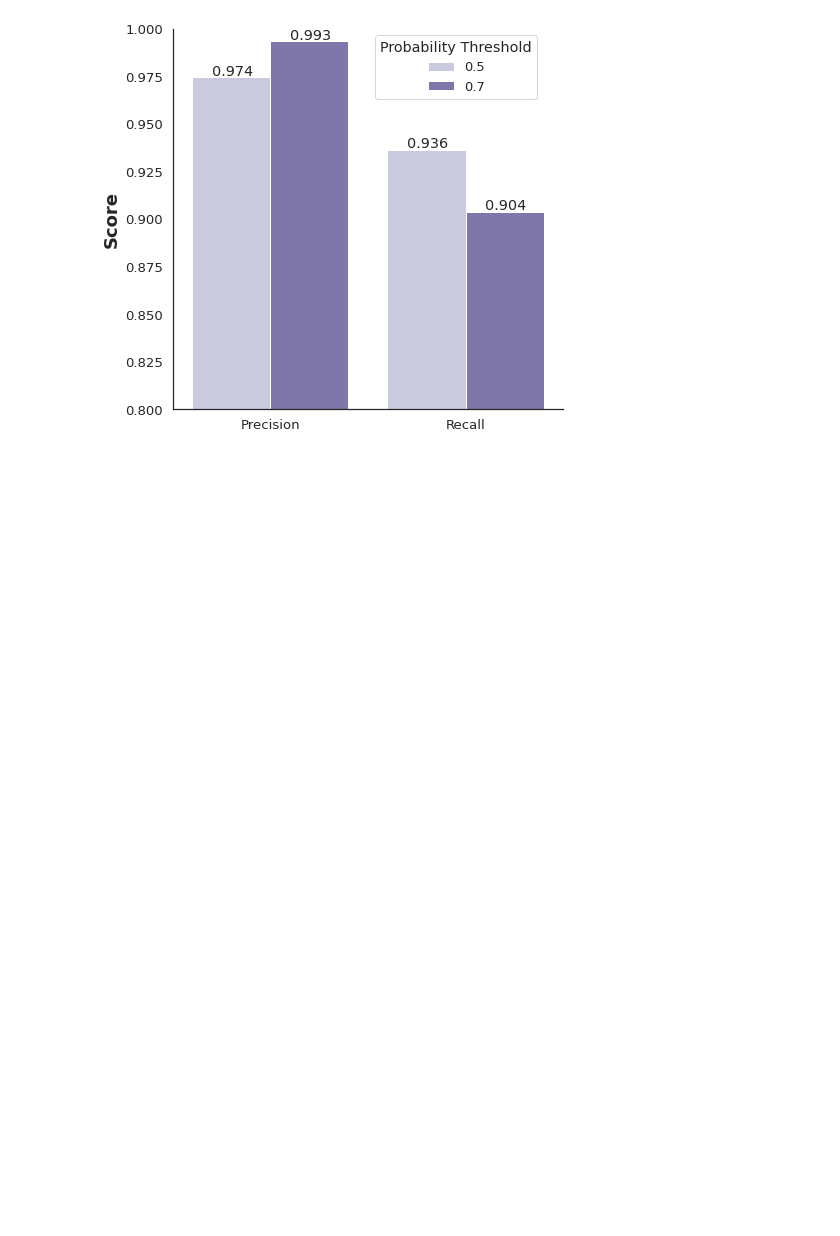
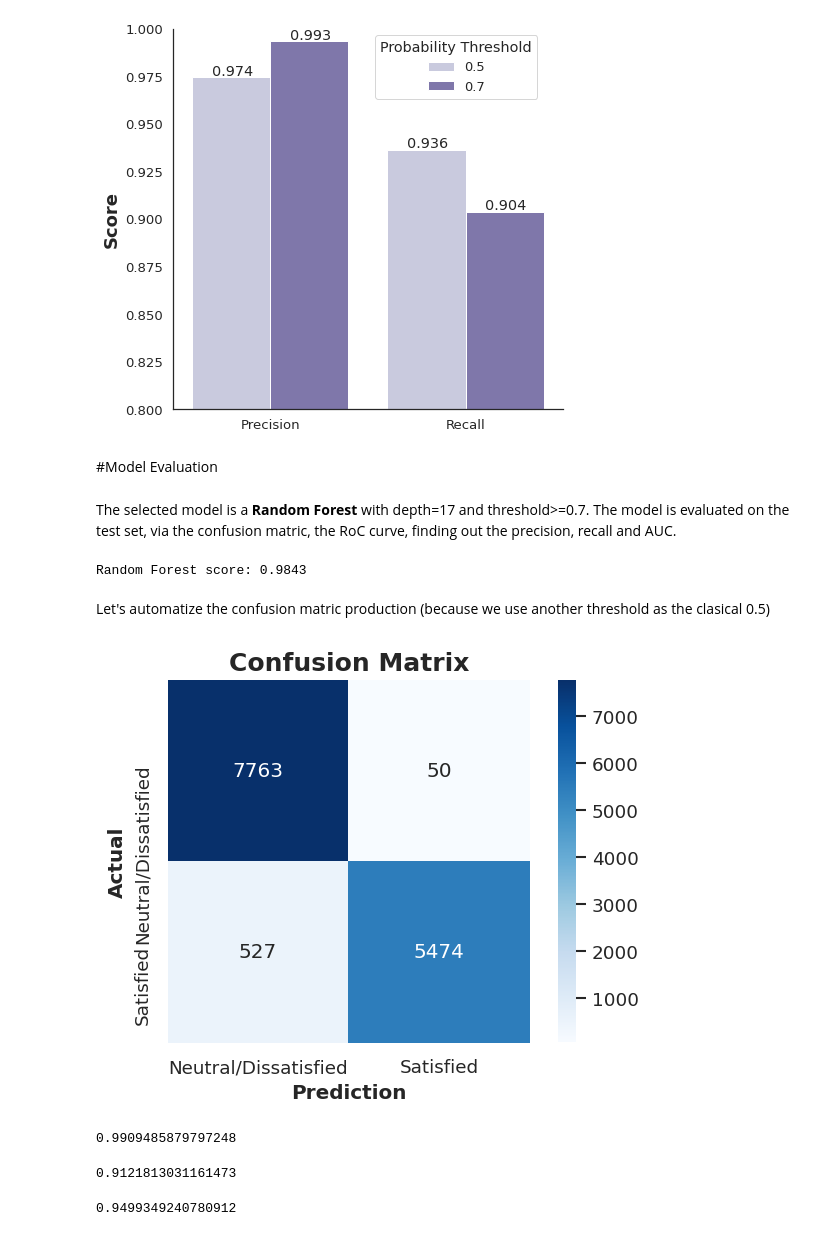
Before and after one commit to federicoding/Airline_Satisfaction, a Jupyter notebook: Airline_Satisfaction_Project.ipynb, the cells around one changed output. Drawn from its saved outputs; the diff is of its cells as text; code cells hidden in the pictures; blank space fills up the shorter version.

```diff
--- a/Airline_Satisfaction_Project.ipynb
+++ b/Airline_Satisfaction_Project.ipynb
@@ -808,3 +808,47 @@ sns.despine()
 plt.savefig('probabilityplot.png',transparent=True, bbox_inches='tight')
 # %% [output]
 [figure]
+# %% [markdown]
+#Model Evaluation
+# %% [markdown]
+The selected model is a **Random Forest** with depth=17 and threshold>=0.7. The model is evaluated on the test set, via the confusion matric, the RoC curve, finding out the precision, recall and AUC.
+# %%
+rf = RandomForestClassifier(max_depth=17, random_state=42)
+rf.fit(X_train_val,y_train_val)
+print("Random Forest score: {:.4f}".format(rf.score(X_train_val,y_train_val)))
+# %% [output]
+Random Forest score: 0.9843
+# %% [markdown]
+Let's automatize the confusion matric production (because we use another threshold as the clasical 0.5)
+# %%
+def make_confusion_matrix2(model, threshold=0.7):
+    # Predict class 1 if probability of being in class 1 is greater than threshold
+    # (model.predict(X_test) does this automatically with a threshold of 0.5)
+    y_predict = (model.predict_proba(X_test)[:, 1] >= threshold)
+    satisfaction_confusion = confusion_matrix(y_test, y_predict)
+    plt.figure(dpi=120)
+    ax = sns.heatmap(satisfaction_confusion, cmap=plt.cm.Blues, annot=True, square=True, fmt='d',
+           xticklabels=['Neutral/Dissatisfied', 'Satisfied'],
+           yticklabels=['Neutral/Dissatisfied', 'Satisfied']);
+    plt.xlabel('Prediction',weight='bold',fontsize=12)
+    plt.ylabel('Actual',weight='bold',fontsize=12)
+    plt.title('Confusion Matrix',weight='bold',fontsize=15)
+# %%
+sns.set(style='white',font_scale=1)
+make_confusion_matrix2(rf)
+plt.savefig('confusionplot.png',transparent=True, bbox_inches='tight')
+# %% [output]
+[figure, added]
+# %%
+y_predict = rf.predict_proba(X_test)[:,1]>=0.7
+precision_score(y_test, y_predict)
+# %% [output]
+0.9909485879797248
+# %%
+recall_score(y_test, y_predict)
+# %% [output]
+0.9121813031161473
+# %%
+f1_score(y_test, y_predict)
+# %% [output]
+0.9499349240780912
```
Also changed, not shown: parts of 7 cells of this notebook.
